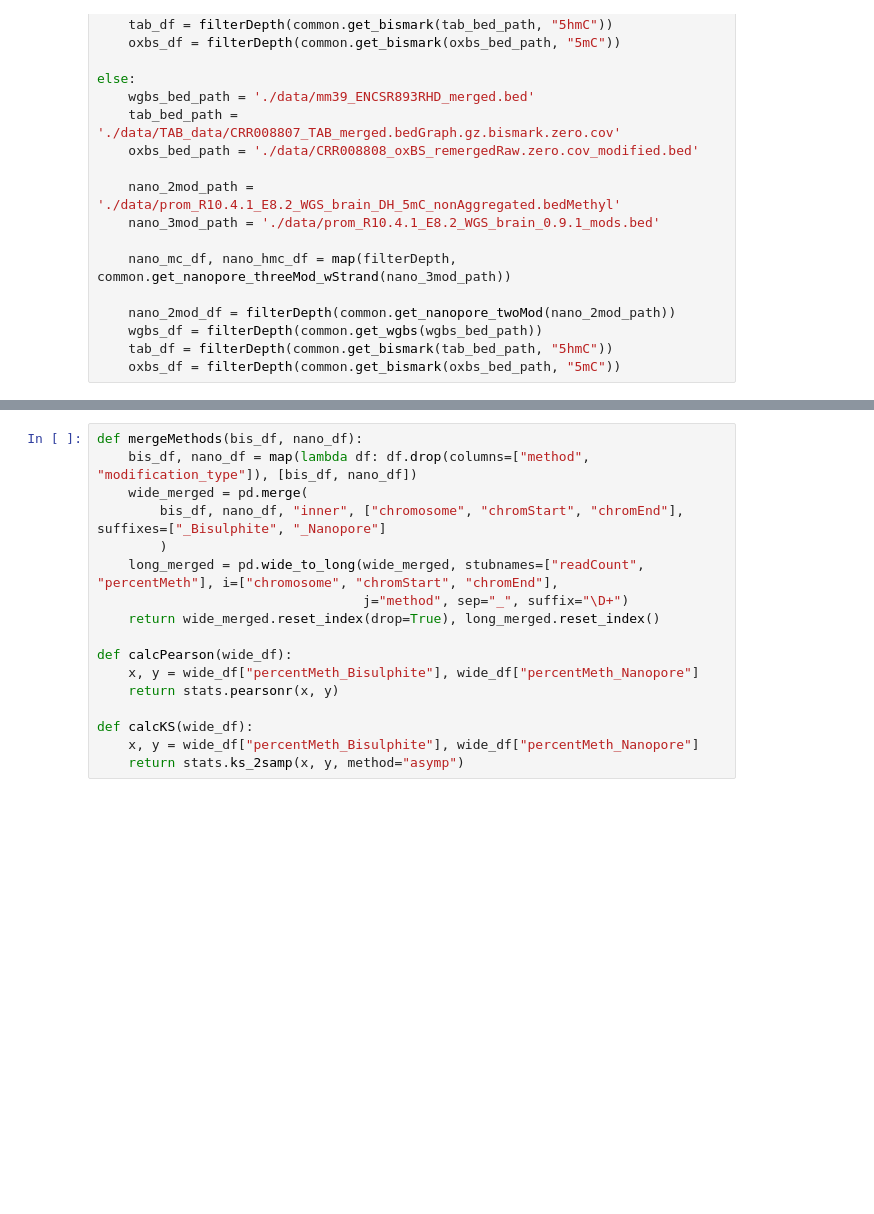
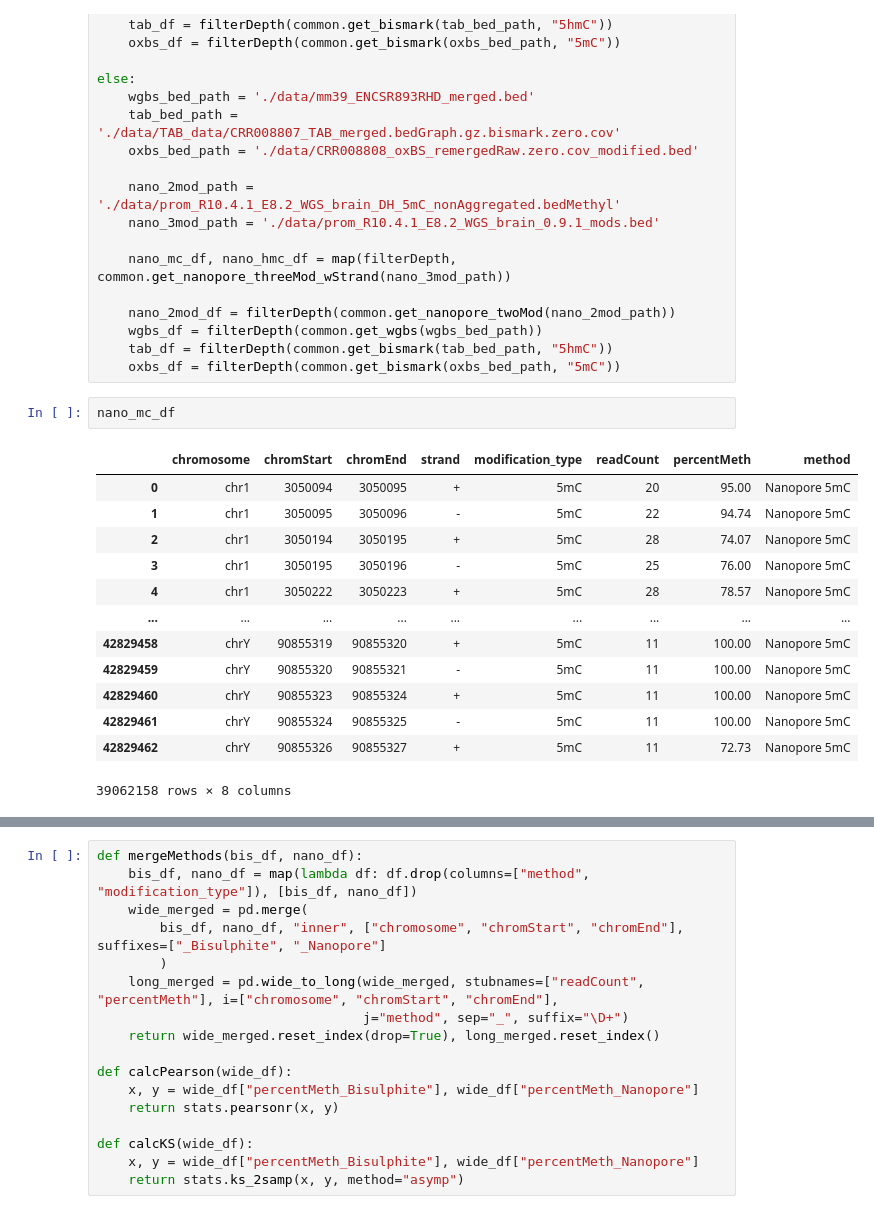
Before and after one commit to DominicOH/Analysis-of-nanopore-epigenetic-sequencing, a Jupyter notebook: Figures.ipynb, the cells around one changed output, grey strips where cells are left out. Saved outputs shown, nothing was run; the diff lists cells and outputs as text; blank space fills up the shorter version.

```diff
--- a/Figures.ipynb
+++ b/Figures.ipynb
@@ -44,3 +44,19 @@ else:
     wgbs_df = filterDepth(common.get_wgbs(wgbs_bed_path))
     tab_df = filterDepth(common.get_bismark(tab_bed_path, "5hmC"))
     oxbs_df = filterDepth(common.get_bismark(oxbs_bed_path, "5mC"))
+# %%
+nano_mc_df
+# %% [output]
+|  | chromosome | chromStart | chromEnd | strand | modification_type | readCount | percentMeth | method |
+| 0 | chr1 | 3050094 | 3050095 | + | 5mC | 20 | 95.00 | Nanopore 5mC |
+| 1 | chr1 | 3050095 | 3050096 | - | 5mC | 22 | 94.74 | Nanopore 5mC |
+| 2 | chr1 | 3050194 | 3050195 | + | 5mC | 28 | 74.07 | Nanopore 5mC |
+| 3 | chr1 | 3050195 | 3050196 | - | 5mC | 25 | 76.00 | Nanopore 5mC |
+| 4 | chr1 | 3050222 | 3050223 | + | 5mC | 28 | 78.57 | Nanopore 5mC |
+| ... | ... | ... | ... | ... | ... | ... | ... | ... |
+| 42829458 | chrY | 90855319 | 90855320 | + | 5mC | 11 | 100.00 | Nanopore 5mC |
+| 42829459 | chrY | 90855320 | 90855321 | - | 5mC | 11 | 100.00 | Nanopore 5mC |
+| 42829460 | chrY | 90855323 | 90855324 | + | 5mC | 11 | 100.00 | Nanopore 5mC |
+| 42829461 | chrY | 90855324 | 90855325 | - | 5mC | 11 | 100.00 | Nanopore 5mC |
+| 42829462 | chrY | 90855326 | 90855327 | + | 5mC | 11 | 72.73 | Nanopore 5mC |
+39062158 rows × 8 columns
```
Also changed, not shown: parts of 3 cells of this notebook, 2 other files.
